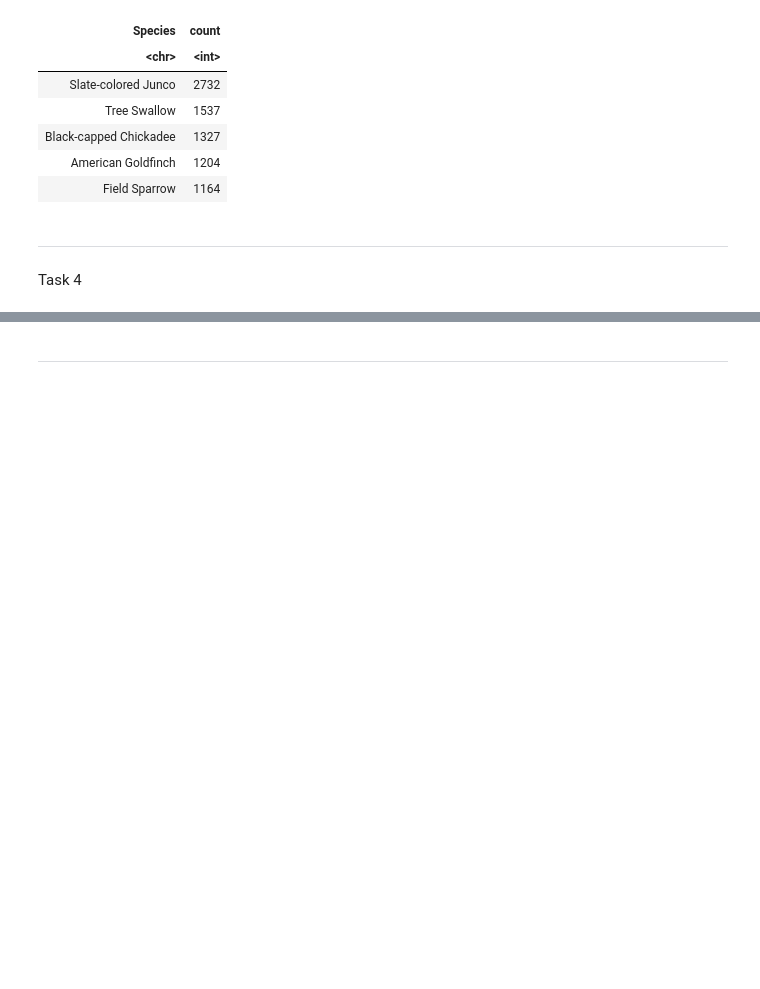
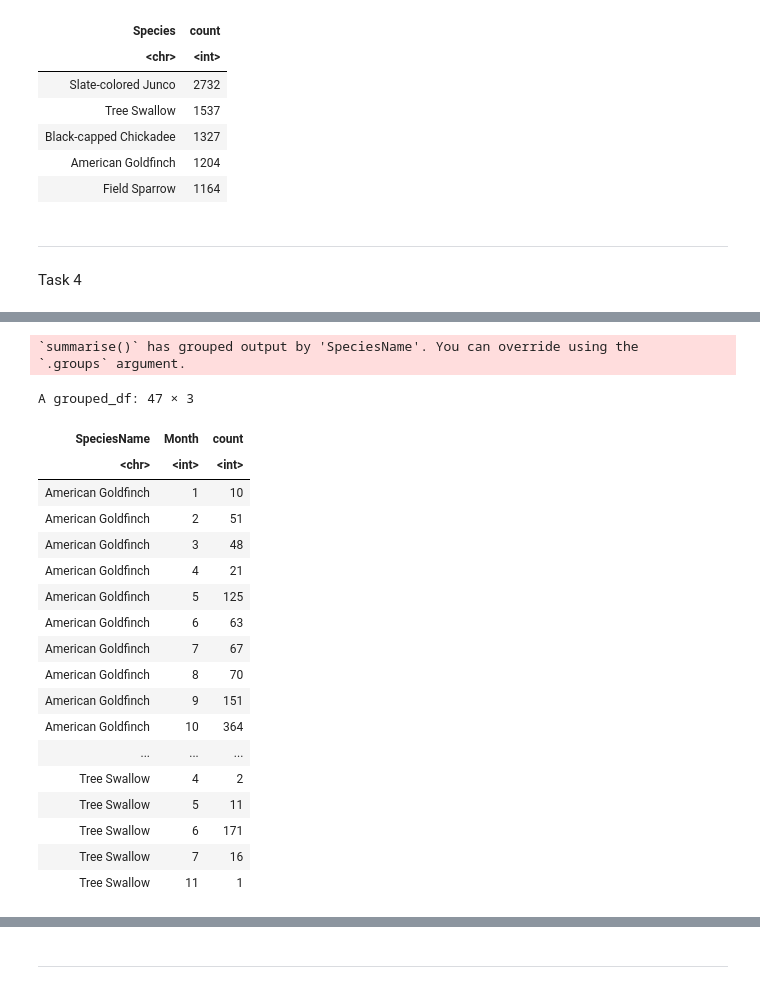
Before and after one commit to stat184-summer2023/a06-bird-species-davefriedman01, a Jupyter notebook: a06.ipynb, the cells around one changed output, grey strips where cells are left out. Cells and saved outputs as stored; diff of their text form; code cells hidden in the pictures; blank space fills up the shorter version.

```diff
--- a/a06.ipynb
+++ b/a06.ipynb
@@ -312,0 +323,29 @@ Task 4
+# %%
+ByMonth <-
+  OrdwayBirds %>%
+    group_by(SpeciesName, Month = as.integer(Month)) %>%
+    summarize(count = n()) %>%
+    filter(SpeciesName %in% Majors$Species)
+ByMonth
+# %% [output]
+`summarise()` has grouped output by 'SpeciesName'. You can override using the
+`.groups` argument.
+A grouped_df: 47 × 3
+| SpeciesName | Month | count |
+| <chr> | <int> | <int> |
+| American Goldfinch | 1 | 10 |
+| American Goldfinch | 2 | 51 |
+| American Goldfinch | 3 | 48 |
+| American Goldfinch | 4 | 21 |
+| American Goldfinch | 5 | 125 |
+| American Goldfinch | 6 | 63 |
+| American Goldfinch | 7 | 67 |
+| American Goldfinch | 8 | 70 |
+| American Goldfinch | 9 | 151 |
+| American Goldfinch | 10 | 364 |
+| ... | ... | ... |
+| Tree Swallow | 4 | 2 |
+| Tree Swallow | 5 | 11 |
+| Tree Swallow | 6 | 171 |
+| Tree Swallow | 7 | 16 |
+| Tree Swallow | 11 | 1 |
```
Also changed, not shown: parts of 2 cells of this notebook.
